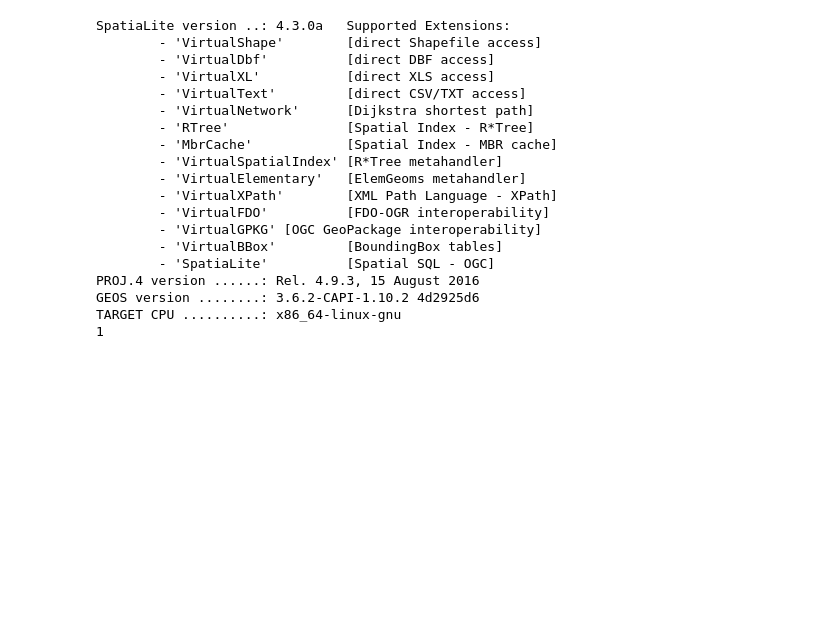
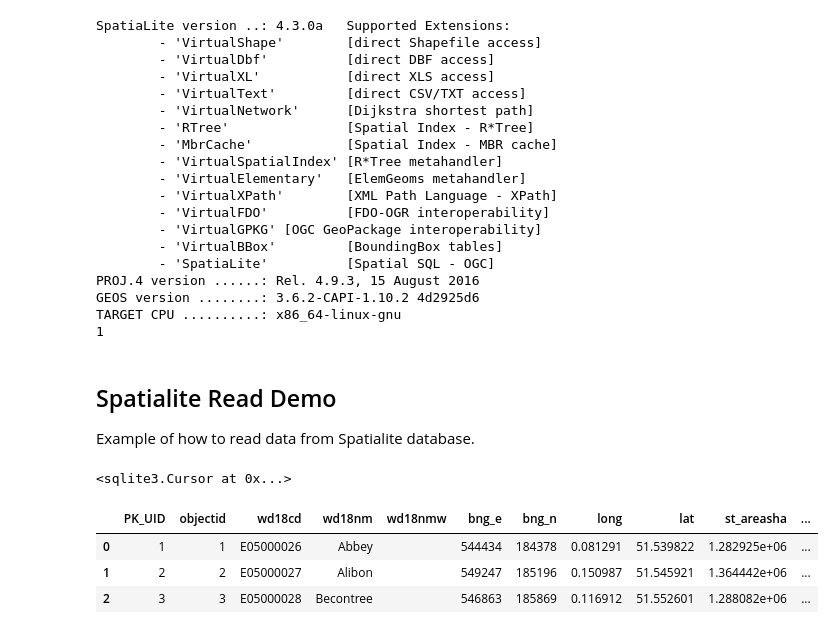
Before and after one commit to isleofdata/geodata, a Jupyter notebook: notebooks/ONS Boundaries.ipynb, the cells around one changed output. Saved outputs shown, nothing was run; the diff lists cells and outputs as text; code cells hidden in the pictures; blank space fills up the shorter version.

```diff
--- a/notebooks/ONS Boundaries.ipynb
+++ b/notebooks/ONS Boundaries.ipynb
@@ -70,3 +70,34 @@ PROJ.4 version ......: Rel. 4.9.3, 15 August 2016
 GEOS version ........: 3.6.2-CAPI-1.10.2 4d2925d6
 TARGET CPU ..........: x86_64-linux-gnu
 1
+# %% [markdown]
+## Spatialite Read Demo
+
+Example of how to read data from Spatialite database.
+# %%
+#Set up the db connection and load in the spatialite extension
+import sqlite3
+
+#!whereis mod_spatialite.so
+shared_lib = '/usr/lib/x86_64-linux-gnu/mod_spatialite.so'
+dbpath = 'adminboundaries.db'
+
+# Create connection and load spatialite extension
+conn = sqlite3.connect(dbpath)
+
+# Enable SpatialLite extension
+conn.enable_load_extension(True)
+conn.load_extension(shared_lib)
+
+# Initialise spatial table support
+conn.execute('SELECT InitSpatialMetadata(1)')
+# %% [output]
+<sqlite3.Cursor at 0x...>
+# %%
+#We can make a simple pandas query
+pd.read_sql('SELECT * FROM wardboundaries LIMIT 3', conn)
+# %% [output]
+|  | PK_UID | objectid | wd18cd | wd18nm | wd18nmw | bng_e | bng_n | long | lat | st_areasha | ... |
+| 0 | 1 | 1 | E05000026 | Abbey |  | 544434 | 184378 | 0.081291 | 51.539822 | 1.282925e+06 | ... |
+| 1 | 2 | 2 | E05000027 | Alibon |  | 549247 | 185196 | 0.150987 | 51.545921 | 1.364442e+06 | ... |
+| 2 | 3 | 3 | E05000028 | Becontree |  | 546863 | 185869 | 0.116912 | 51.552601 | 1.288082e+06 | ... |
```
Also changed, not shown: parts of 10 cells of this notebook.
